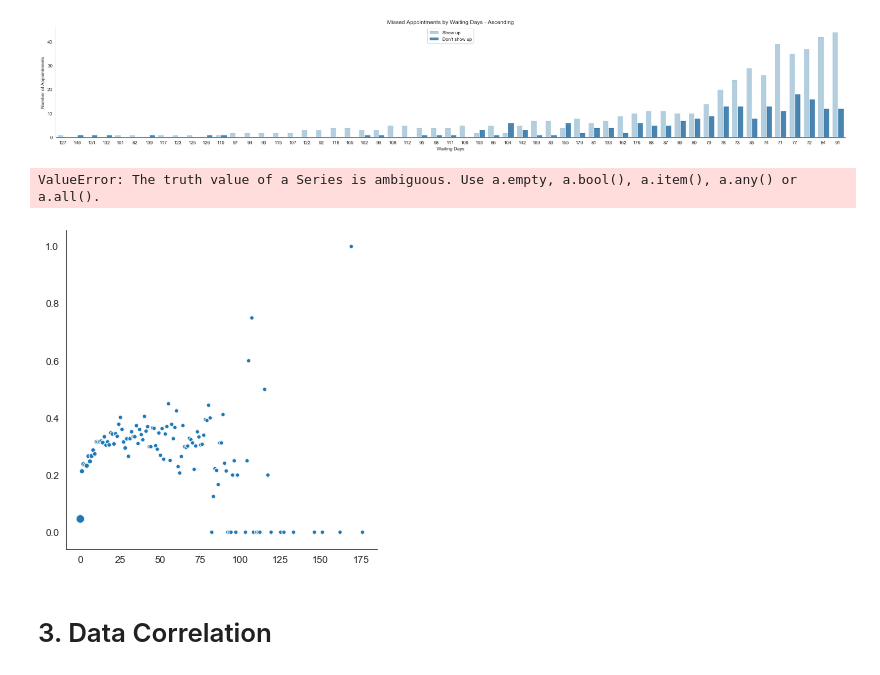
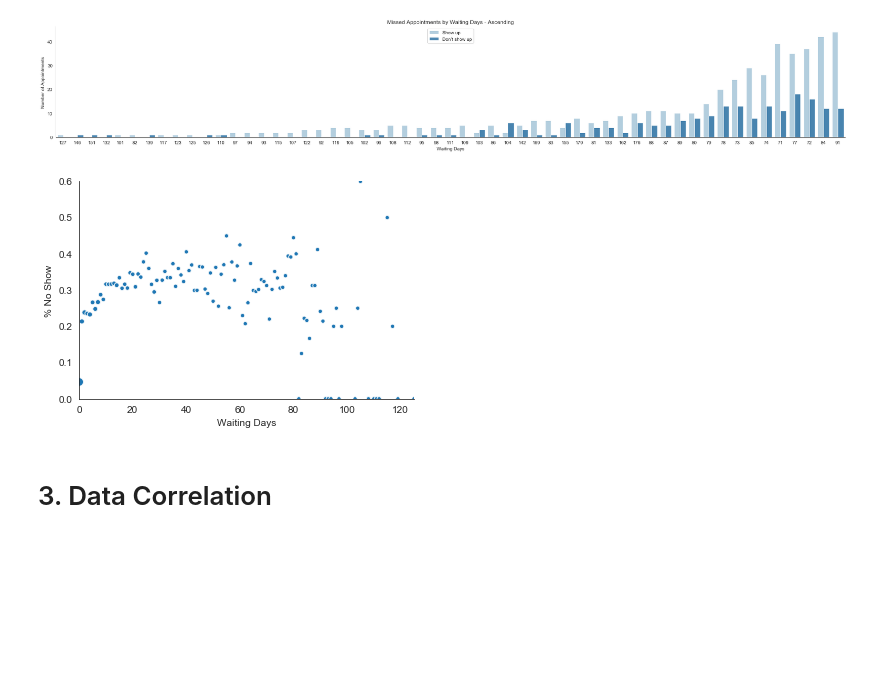
Before and after one commit to ironhack-datalabs/data-ber-10-19, a Jupyter notebook: module-3_projects/final-project/Medical_Appointments/Data_Visualization.ipynb, the cells around one changed output. Drawn from its saved outputs; the diff is of its cells as text; code cells hidden in the pictures; blank space fills up the shorter version.

```diff
--- a/module-3_projects/final-project/Medical_Appointments/Data_Visualization.ipynb
+++ b/module-3_projects/final-project/Medical_Appointments/Data_Visualization.ipynb
@@ -497,15 +524,19 @@ for t, l in zip(leg.texts, new_labels): t.set_text(l);
 # %%
 waiting_days = med_numeric.groupby(['Waiting_Days']).count().reset_index()['Waiting_Days']
 prob_waiting_noshow = med_numeric.groupby(['Waiting_Days']).sum()['No_Show']/med_numeric.groupby(['Waiting_Days']).count()['No_Show']
 waiting_days_count = med_numeric.groupby(['Waiting_Days']).count()['No_Show']
 
-ax = sns.relplot(data= med_numeric,
-                 x=waiting_days,
-                 y=prob_waiting_noshow,
-                 size=waiting_days_count)
+ax = sns.scatterplot(x=waiting_days,
+                     y=prob_waiting_noshow,
+                     size=waiting_days_count,
+                    legend = False)
+
+ax.set(xlabel='Waiting Days', ylabel='% No Show', title='')
+ax.set(xlim=(0,125),ylim=(0,0.6))
+sns.despine(top=True, right=True);
+plt.savefig('Waiting Days',dpi=800,bbox_inches='tight')
 # %% [output]
-ValueError: The truth value of a Series is ambiguous. Use a.empty, a.bool(), a.item(), a.any() or a.all().
-[figure, old version]
+[figure, new version]
 # %% [markdown]
 # 3. Data Correlation
 # %% [markdown]
```
Also changed, not shown: parts of 8 cells of this notebook, 8 other files.
